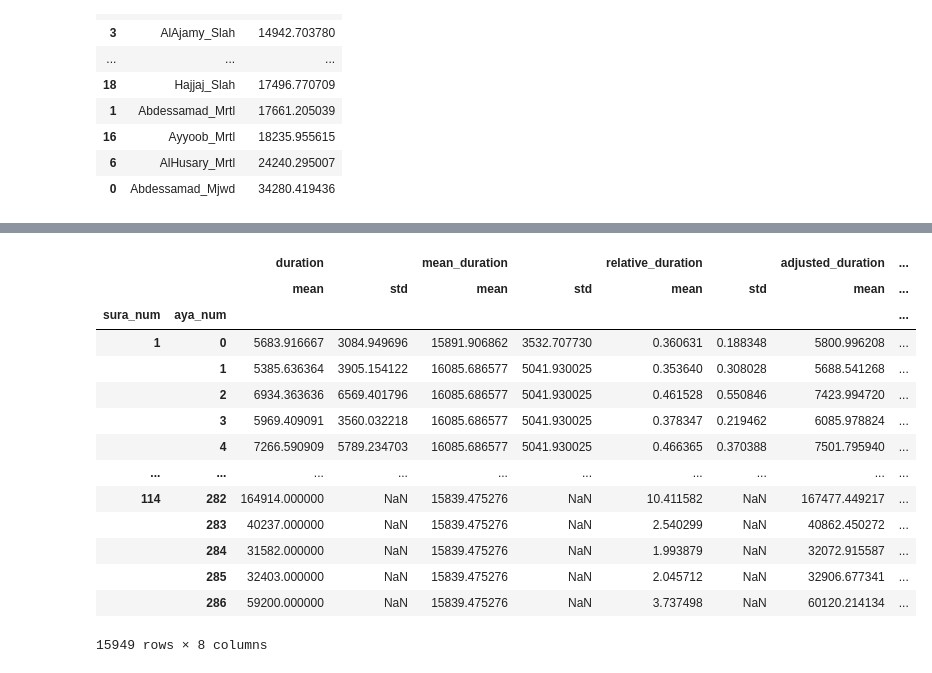
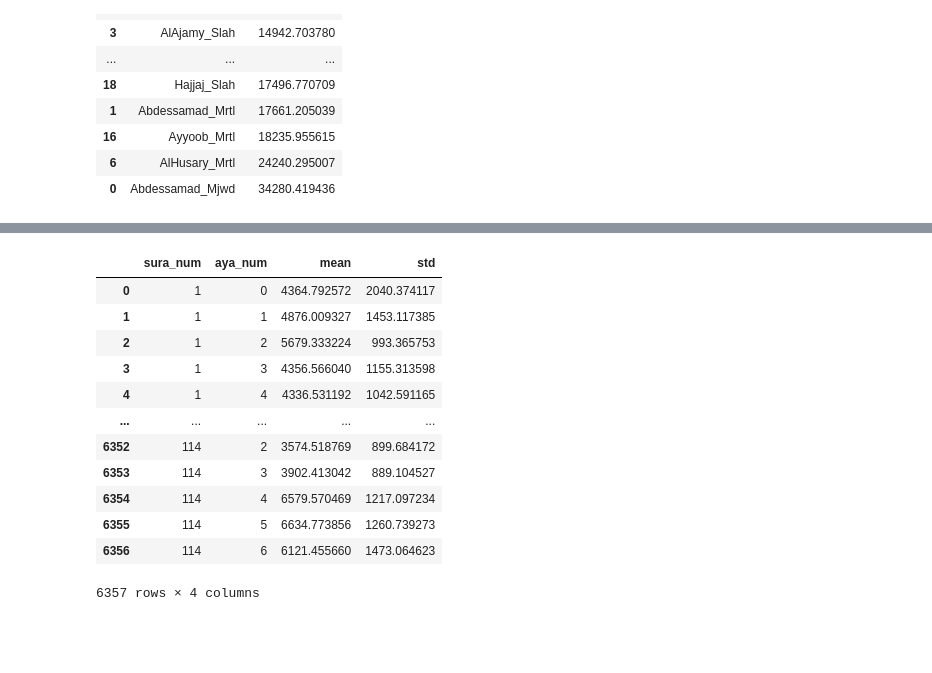
Before and after one commit to drnesr/QuranDataset, a Jupyter notebook: Code/DB_Qur_001.ipynb, the cells around one changed output, grey strips where cells are left out. Saved outputs shown, nothing was run; the diff lists cells and outputs as text; code cells hidden in the pictures; blank space fills up the shorter version.

```diff
--- a/Code/DB_Qur_001.ipynb
+++ b/Code/DB_Qur_001.ipynb
@@ -274,3 +275,6 @@ telawa
 | 5 | AbdulBasit_Abdessamad | Mujawwad | 114 | 5 | 13623 |
 | 6 | AbdulBasit_Abdessamad | Mujawwad | 114 | 6 | 9126 |
 6349 rows × 5 columns
+# %%
+fname = 'sura079.txt'
+int(re.findall(r'\d{3}', fname)[0])
@@ -287,9 +293,12 @@ def get_telawa_duration(verses_path, telawa_zip_name, suras_ayat):
     # some files written as 054.TXT, or 054.txt, or 054.Txt
     # so it is better to read them as is
     filenames = [_ for _ in archive.namelist() if len(_) == 7]
-    for sura_index in range(1, 115):
+    #for sura_index in range(1, 115):
+    for fname in filenames:
+        sura_index = int(re.findall(r'\d{3}', fname)[0])
         #filename = archive.open(f'{sura_index:003d}.txt')
-        filename = archive.open(f'{filenames[sura_index-1]}')
+        #filename = archive.open(f'{filenames[sura_index-1]}')
+        filename = archive.open(fname)
         sura_max = suras_ayat[sura_index]
         all_suras.append(get_ayat_durations(filename, sura_index, sura_max))
 
@@ -477,18 +504,20 @@ relative_dataset
 # %%
-relative_dataset.groupby(['sura_num', 'aya_num']).agg(['mean', 'std'])
+relative_duration_stats = relative_dataset.groupby(
+    ['sura_num', 'aya_num'],
+    as_index=False).agg(['mean', 'std'])['adjusted_duration'].reset_index()
+
+relative_duration_stats
 # %% [output]
-|  |  | duration |  | mean_duration |  | relative_duration |  | adjusted_duration | ... |
-|  |  | mean | std | mean | std | mean | std | mean | ... |
-| sura_num | aya_num |  |  |  |  |  |  |  | ... |
-| 1 | 0 | 5683.916667 | 3084.949696 | 15891.906862 | 3532.707730 | 0.360631 | 0.188348 | 5800.996208 | ... |
-|  | 1 | 5385.636364 | 3905.154122 | 16085.686577 | 5041.930025 | 0.353640 | 0.308028 | 5688.541268 | ... |
-|  | 2 | 6934.363636 | 6569.401796 | 16085.686577 | 5041.930025 | 0.461528 | 0.550846 | 7423.994720 | ... |
-|  | 3 | 5969.409091 | 3560.032218 | 16085.686577 | 5041.930025 | 0.378347 | 0.219462 | 6085.978824 | ... |
-|  | 4 | 7266.590909 | 5789.234703 | 16085.686577 | 5041.930025 | 0.466365 | 0.370388 | 7501.795940 | ... |
-| ... | ... | ... | ... | ... | ... | ... | ... | ... | ... |
-| 114 | 282 | 164914.000000 | NaN | 15839.475276 | NaN | 10.411582 | NaN | 167477.449217 | ... |
-|  | 283 | 40237.000000 | NaN | 15839.475276 | NaN | 2.540299 | NaN | 40862.450272 | ... |
-|  | 284 | 31582.000000 | NaN | 15839.475276 | NaN | 1.993879 | NaN | 32072.915587 | ... |
-|  | 285 | 32403.000000 | NaN | 15839.475276 | NaN | 2.045712 | NaN | 32906.677341 | ... |
-|  | 286 | 59200.000000 | NaN | 15839.475276 | NaN | 3.737498 | NaN | 60120.214134 | ... |
+|  | sura_num | aya_num | mean | std |
+| 0 | 1 | 0 | 4364.792572 | 2040.374117 |
+| 1 | 1 | 1 | 4876.009327 | 1453.117385 |
+| 2 | 1 | 2 | 5679.333224 | 993.365753 |
+| 3 | 1 | 3 | 4356.566040 | 1155.313598 |
+| 4 | 1 | 4 | 4336.531192 | 1042.591165 |
+| ... | ... | ... | ... | ... |
+| 6352 | 114 | 2 | 3574.518769 | 899.684172 |
+| 6353 | 114 | 3 | 3902.413042 | 889.104527 |
+| 6354 | 114 | 4 | 6579.570469 | 1217.097234 |
+| 6355 | 114 | 5 | 6634.773856 | 1260.739273 |
+| 6356 | 114 | 6 | 6121.455660 | 1473.064623 |
-15949 rows × 8 columns
+6357 rows × 4 columns
```
Also changed, not shown: parts of 11 cells of this notebook, 3 other files.
